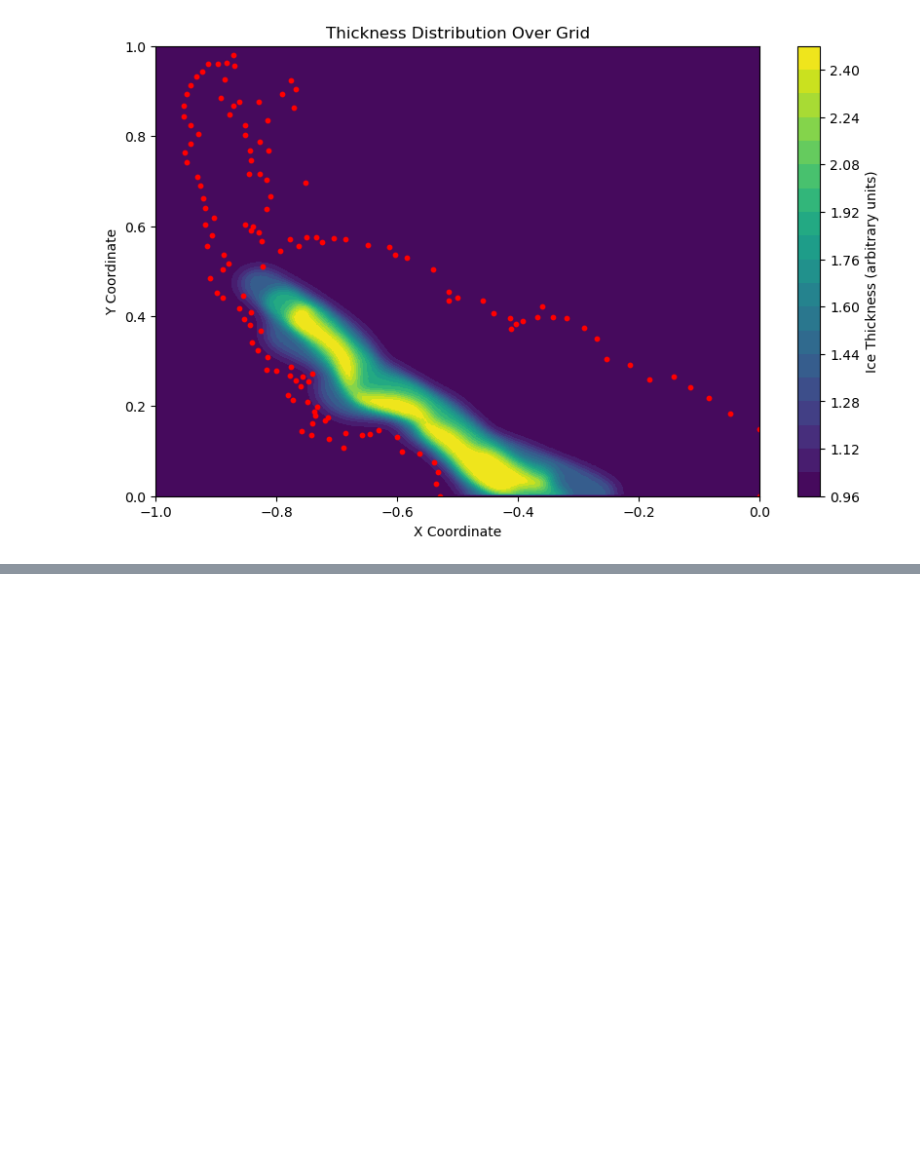
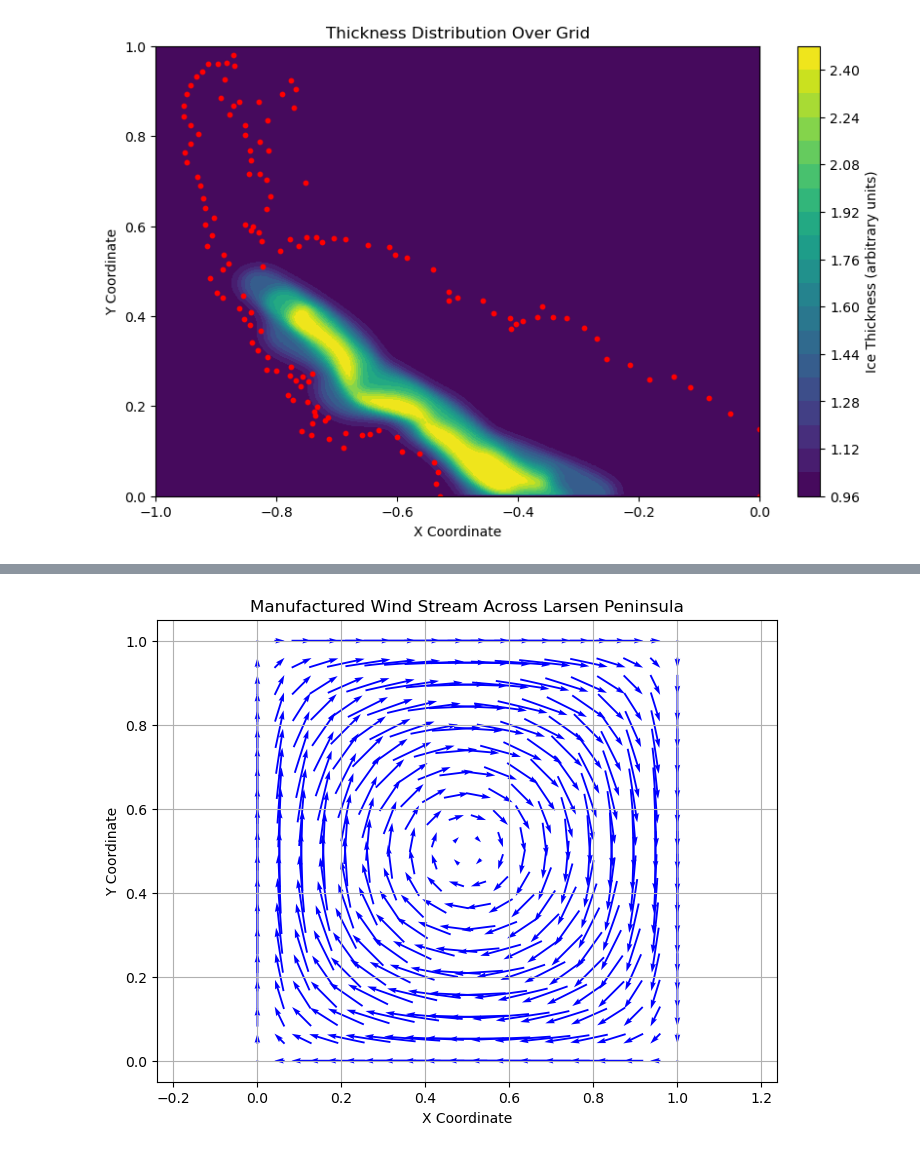
Before and after one commit to kumiori/crunchy, a Jupyter notebook: ice-cracks/interpolate.ipynb, the cells around one changed output, grey strips where cells are left out. Cells and saved outputs as stored; diff of their text form; code cells hidden in the pictures; blank space fills up the shorter version.

```diff
--- a/ice-cracks/interpolate.ipynb
+++ b/ice-cracks/interpolate.ipynb
@@ -47,0 +112,20 @@ plt.show()
+# %%
+x = np.linspace(0, 1, 20)
+y = np.linspace(0, 1, 20)
+X, Y = np.meshgrid(x, y)
+
+# Create a manufactured 2D vector field mimicking wind stream
+U = -np.sin(np.pi * X) * np.cos(np.pi * Y)  # U-component (horizontal)
+V = np.cos(np.pi * X) * np.sin(np.pi * Y)  # V-component (vertical)
+
+# Plot the vector field using quiver
+plt.figure(figsize=(8, 6))
+plt.quiver(X, Y, U, V, color="blue", pivot="middle", scale=10, headwidth=3)
+plt.title("Manufactured Wind Stream Across Larsen Peninsula")
+plt.xlabel("X Coordinate")
+plt.ylabel("Y Coordinate")
+plt.grid(True)
+plt.axis("equal")
+plt.show()
+# %% [output]
+[figure, added]
```
Also changed, not shown: parts of 8 cells of this notebook.
